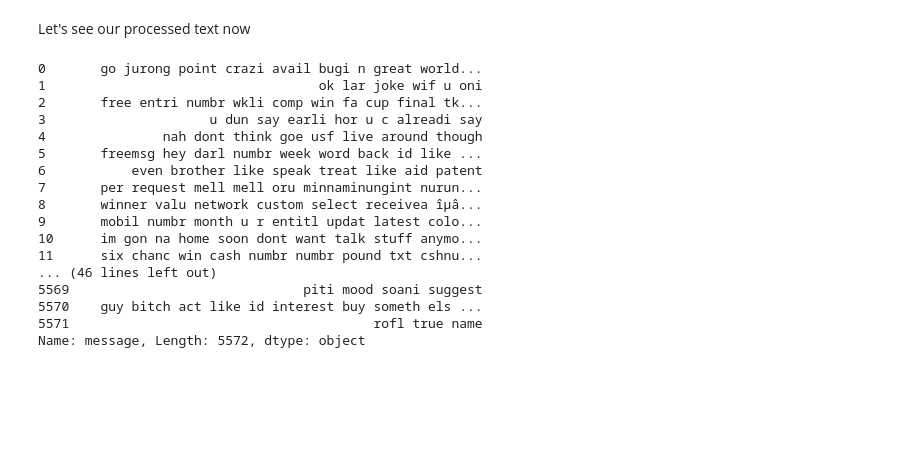
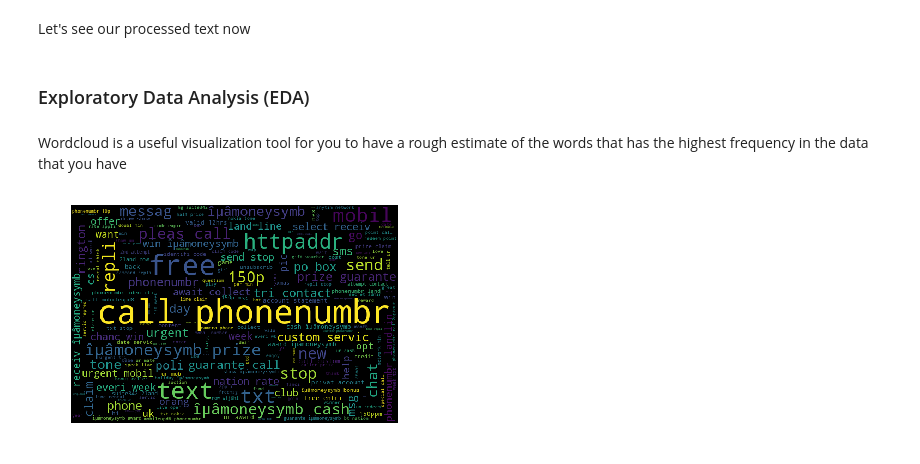
Before and after one commit to PanPapag/SMS-Spam-Detection-System, a Jupyter notebook: sms_spam_detection.ipynb, the cells around one changed output. Drawn from its saved outputs; the diff is of its cells as text; code cells hidden in the pictures; blank space fills up the shorter version.

Commit message:
wordclouds added

```diff
--- a/sms_spam_detection.ipynb
+++ b/sms_spam_detection.ipynb
@@ -166,14 +164,12 @@ def text_process(text):
     cleaned = re.sub(
         r'\b(\+\d{1,2}\s)?\d?[\-(.]?\d{3}\)?[\s.-]?\d{3}[\s.-]?\d{4}\b',
         'phonenumbr', cleaned)
-    # Replace numbers with 'numbr'
-    cleaned = re.sub(r'\d+(\.\d+)?', 'numbr ', cleaned)
-    # collapse all whitespace
+    # Collapse all whitespace
     cleaned = re.sub(r'[^\w\d\s]', ' ', cleaned)
     cleaned = re.sub(r'\s+', ' ', cleaned)
-    # convert all to lowercase
+    # Convert all to lowercase
     cleaned = re.sub(r'^\s+|\s+?$', '', cleaned.lower())
-    # perform stemming and remove stop words
+    # Perform stemming and remove stop words
     stop_words = nltk.corpus.stopwords.words('english')
     stemmer = SnowballStemmer('english')
     stem_sentence = []
@@ -186,22 +180,4 @@ text_feat = text_feat.apply(text_process)
+# %%
+df['message'] = df['message'].apply(text_process)
 # %% [markdown]
 Let's see our processed text now
-# %%
-print(text_feat)
-# %% [output]
-0       go jurong point crazi avail bugi n great world...
-1                                   ok lar joke wif u oni
-2       free entri numbr wkli comp win fa cup final tk...
-3                     u dun say earli hor u c alreadi say
-4               nah dont think goe usf live around though
-5       freemsg hey darl numbr week word back id like ...
-6           even brother like speak treat like aid patent
-7       per request mell mell oru minnaminungint nurun...
-8       winner valu network custom select receivea îµâ...
-9       mobil numbr month u r entitl updat latest colo...
-10      im gon na home soon dont want talk stuff anymo...
-11      six chanc win cash numbr numbr pound txt cshnu...
-... (46 lines left out)
-5569                              piti mood soani suggest
-5570    guy bitch act like id interest buy someth els ...
-5571                                       rofl true name
-Name: message, Length: 5572, dtype: object
@@ -207,0 +186,18 @@ Name: message, Length: 5572, dtype: object
+# %% [markdown]
+### Exploratory Data Analysis (EDA)
+# %% [markdown]
+Wordcloud is a useful visualization tool for you to have a rough estimate of the words that has the highest frequency in the data that you have
+# %%
+def generate_wordcloud(label):
+    words = ''
+    for msg in df.loc[df['label'] == label]['message']:
+        words += msg + ' '
+    wordcloud = WordCloud(width=600, height=400).generate(words)
+    plt.imshow(wordcloud)
+    plt.axis('off')
+    plt.show()
+# %%
+# generate wordcloud for 'spam' sms
+generate_wordcloud('spam')
+# %% [output]
+[figure, added]
```
Also changed, not shown: parts of 9 cells of this notebook.
